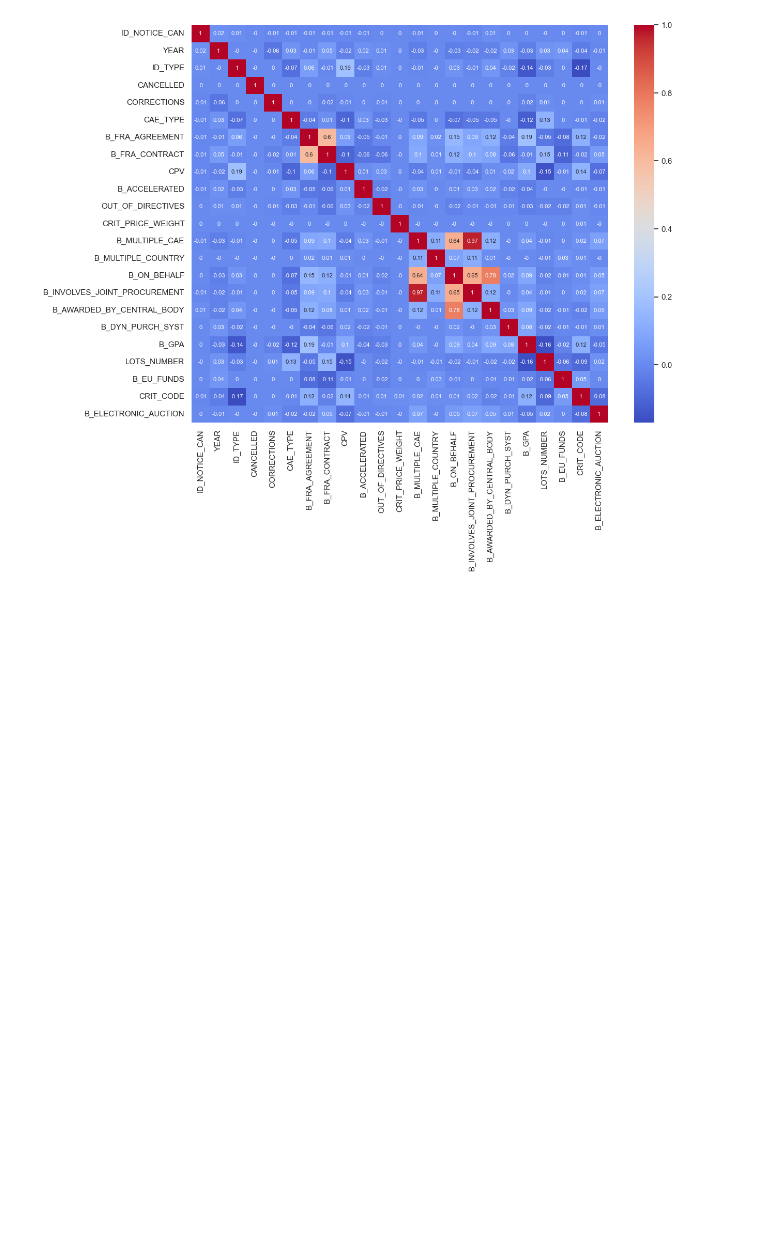
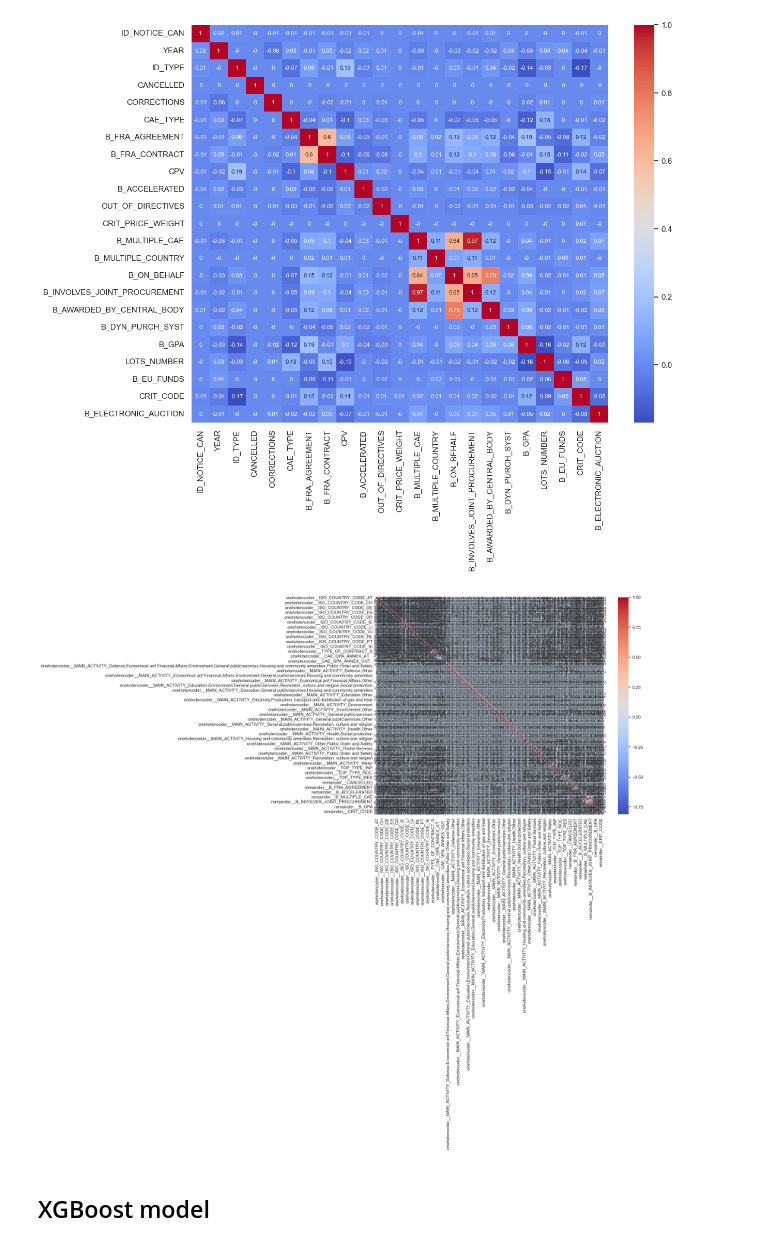
Before and after one commit to Tescoa00/radar.vectyfi, a Jupyter notebook: notebooks/aleimba_vectyfi_radar_eda.ipynb, the cells around one changed output. Saved outputs shown, nothing was run; the diff lists cells and outputs as text; code cells hidden in the pictures; blank space fills up the shorter version.

```diff
--- a/notebooks/aleimba_vectyfi_radar_eda.ipynb
+++ b/notebooks/aleimba_vectyfi_radar_eda.ipynb
@@ -998,0 +1042,8 @@ df_non_null.drop(columns=feat_categorical_large, inplace=True)
+# %%
+# remaining categorical columns
+feat_categorical_nunique = df_non_null.select_dtypes(include=('str', 'object')).nunique()
+print(feat_categorical_nunique)
+feat_categorical_small = list(feat_categorical_nunique.index)
+# remove target column
+feat_categorical_small.remove('INFO_ON_NON_AWARD')
+feat_categorical_small
@@ -1006,3 +1088,6 @@ ohe = OneHotEncoder(handle_unknown="ignore", sparse_output=False, drop='if_binar
 # %%
-X = df_non_null.drop(columns='INFO_ON_NON_AWARD')
+# drop also 'ID_NOTICE_CAN'
+# TODO also remove 'DT_DISPATCH' as datetime64 type
+X = df_non_null.drop(columns=['INFO_ON_NON_AWARD', 'ID_NOTICE_CAN', 'DT_DISPATCH'])
 y = df_non_null.INFO_ON_NON_AWARD
+print(X.shape, y.shape)
@@ -1036,0 +1113,6 @@ from sklearn.metrics import accuracy_score, roc_auc_score, classification_report
+# %%
+ohe_pipe = make_column_transformer(
+    (OneHotEncoder(handle_unknown="ignore", sparse_output=False, drop='if_binary'), feat_categorical_small),
+    remainder='passthrough'
+).set_output(transform="pandas")
+ohe_pipe
@@ -1036,0 +1132,2 @@ from sklearn.metrics import accuracy_score, roc_auc_score, classification_report
+# %%
+X_enc = ohe_pipe.fit_transform(X)
@@ -1039,3 +1167,10 @@ sns.set_theme(rc={"figure.figsize":(13, 10)})
 sns.heatmap(round(df_non_null.corr(numeric_only=True), 2), cmap="coolwarm", annot=True, annot_kws={"size":8});
 # %% [output]
 [figure]
+# %%
+sns.set_theme(rc={"figure.figsize":(13, 10)})
+sns.heatmap(round(X_enc.corr(numeric_only=True), 2), cmap="coolwarm", annot=True, annot_kws={"size":8});
+# %% [output]
+[figure, added]
+# %% [markdown]
+## XGBoost model
```
Also changed, not shown: parts of 34 cells of this notebook, 3 other files.
